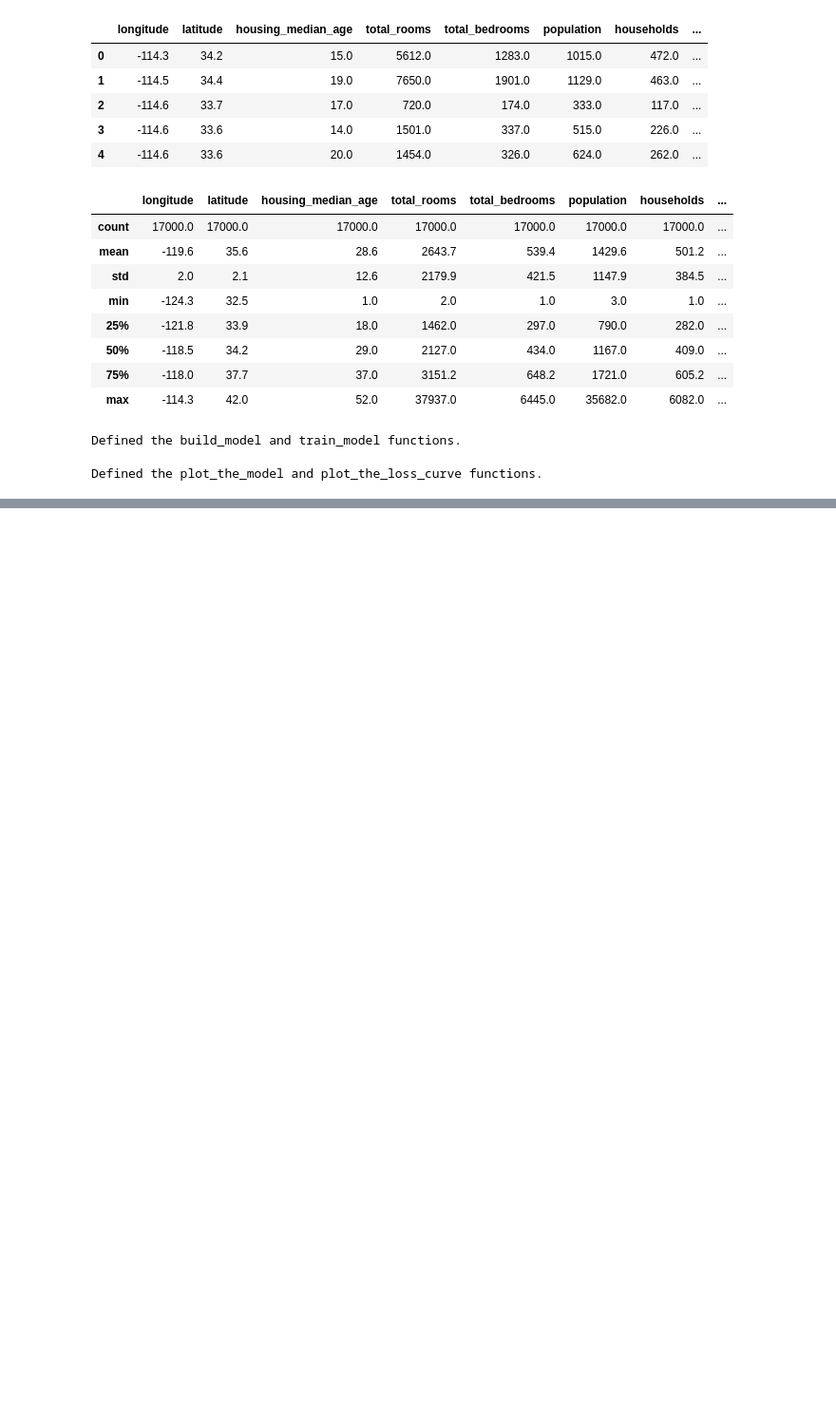
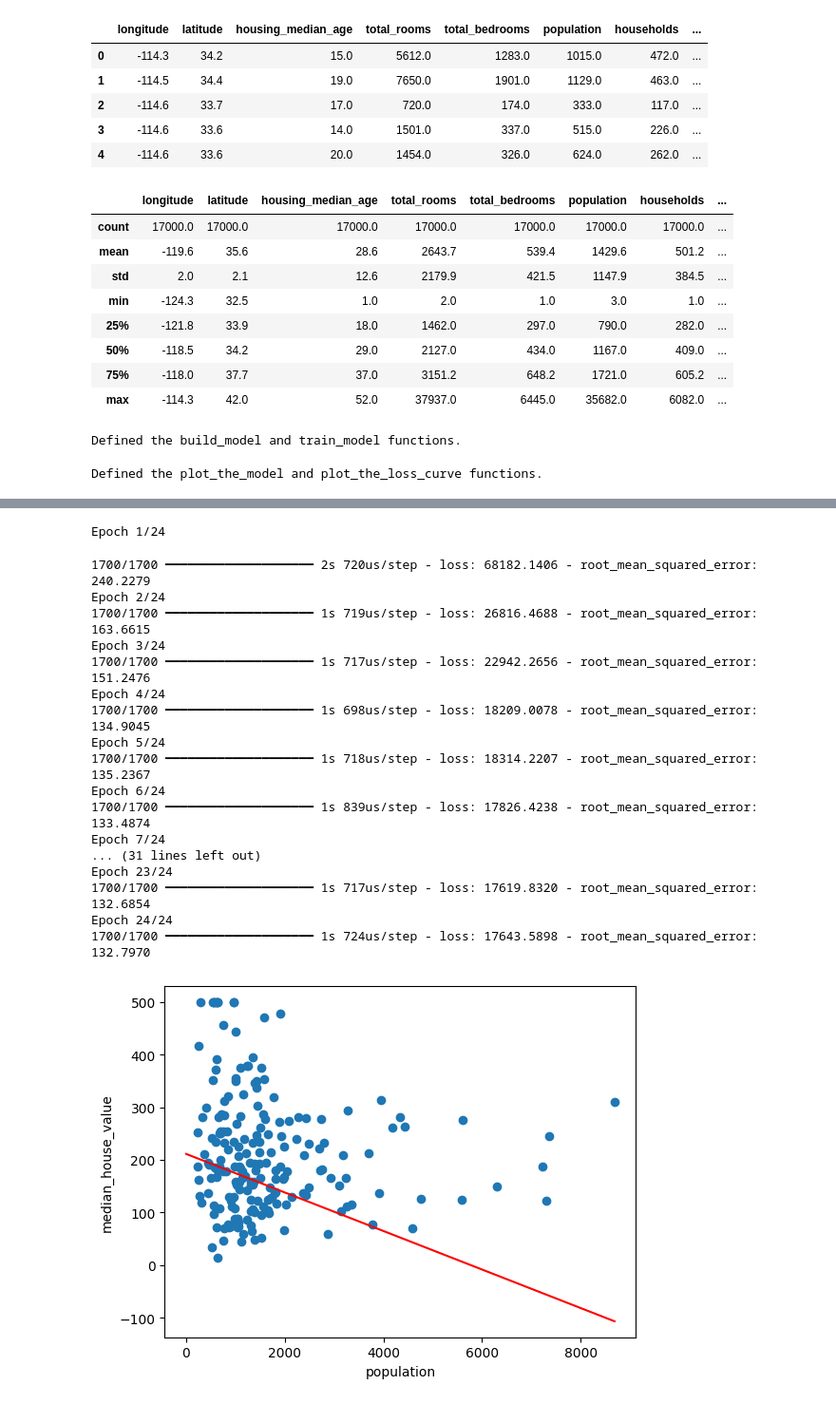
Before and after one commit to Sumitkumar09876/AI-ML, a Jupyter notebook: AI&ML_Code/Linear Regression with Real DataSet.ipynb, the cells around one changed output, grey strips where cells are left out. Shown at 95% size. Saved outputs shown, nothing was run; the diff lists cells and outputs as text; code cells hidden in the pictures; blank space fills up the shorter version.

```diff
--- a/AI&ML_Code/Linear Regression with Real DataSet.ipynb
+++ b/AI&ML_Code/Linear Regression with Real DataSet.ipynb
@@ -233,0 +311,31 @@ feature   label          predicted
+# %%
+learning_rate=0.06
+epochs=24
+batch_size=10
+
+my_model=build_model(learning_rate)
+weight,bias,epochs,rmse=train_model(my_model,training_df,my_feature,my_label,epochs,batch_size)
+
+plot_the_model(weight,bias,my_feature,my_label)
+plot_the_loss_curve(epochs,rmse)
+predict_house_values(10,my_feature,my_label)
+# %% [output]
+Epoch 1/24
+1700/1700 ━━━━━━━━━━━━━━━━━━━━ 2s 720us/step - loss: 68182.1406 - root_mean_squared_error: 240.2279
+Epoch 2/24
+1700/1700 ━━━━━━━━━━━━━━━━━━━━ 1s 719us/step - loss: 26816.4688 - root_mean_squared_error: 163.6615
+Epoch 3/24
+1700/1700 ━━━━━━━━━━━━━━━━━━━━ 1s 717us/step - loss: 22942.2656 - root_mean_squared_error: 151.2476
+Epoch 4/24
+1700/1700 ━━━━━━━━━━━━━━━━━━━━ 1s 698us/step - loss: 18209.0078 - root_mean_squared_error: 134.9045
+Epoch 5/24
+1700/1700 ━━━━━━━━━━━━━━━━━━━━ 1s 718us/step - loss: 18314.2207 - root_mean_squared_error: 135.2367
+Epoch 6/24
+1700/1700 ━━━━━━━━━━━━━━━━━━━━ 1s 839us/step - loss: 17826.4238 - root_mean_squared_error: 133.4874
+Epoch 7/24
+... (31 lines left out)
+Epoch 23/24
+1700/1700 ━━━━━━━━━━━━━━━━━━━━ 1s 717us/step - loss: 17619.8320 - root_mean_squared_error: 132.6854
+Epoch 24/24
+1700/1700 ━━━━━━━━━━━━━━━━━━━━ 1s 724us/step - loss: 17643.5898 - root_mean_squared_error: 132.7970
+[figure, added]
```
Also changed, not shown: parts of 7 cells of this notebook, 1 other file.
